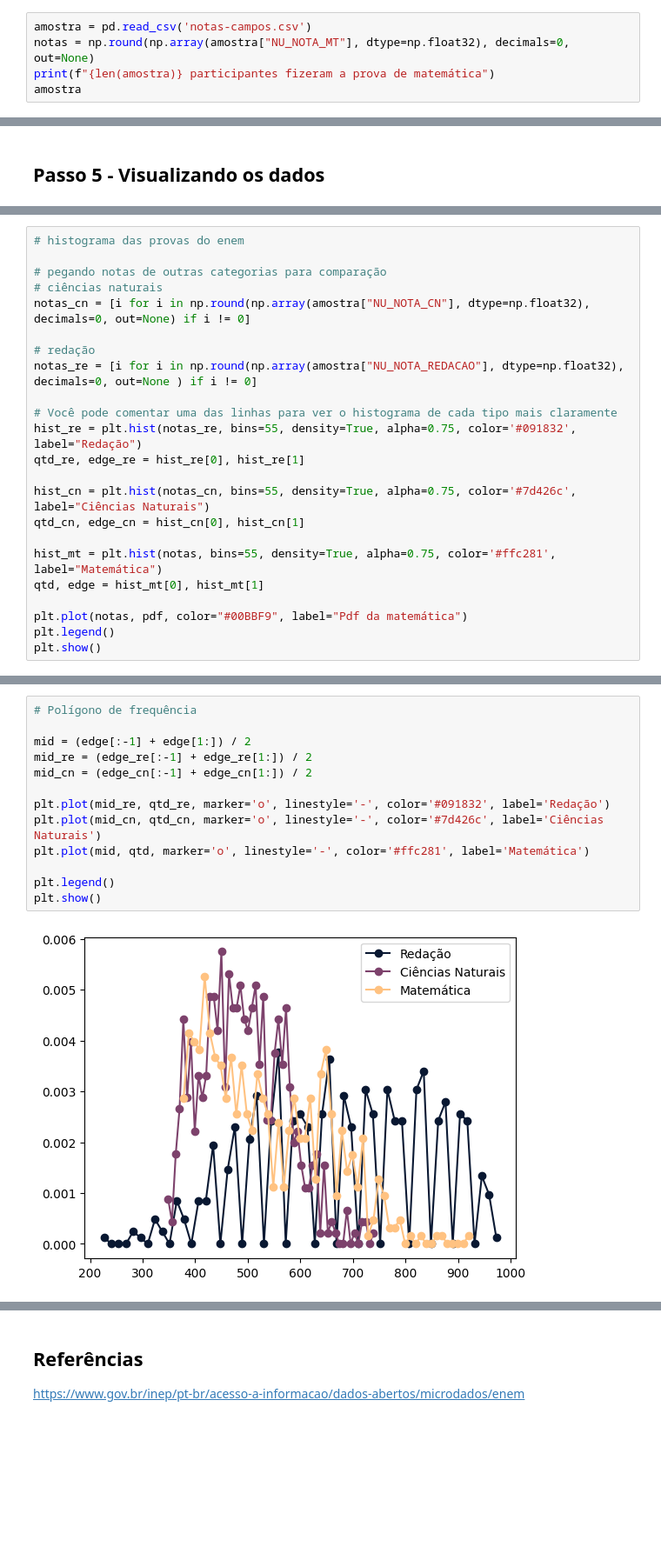
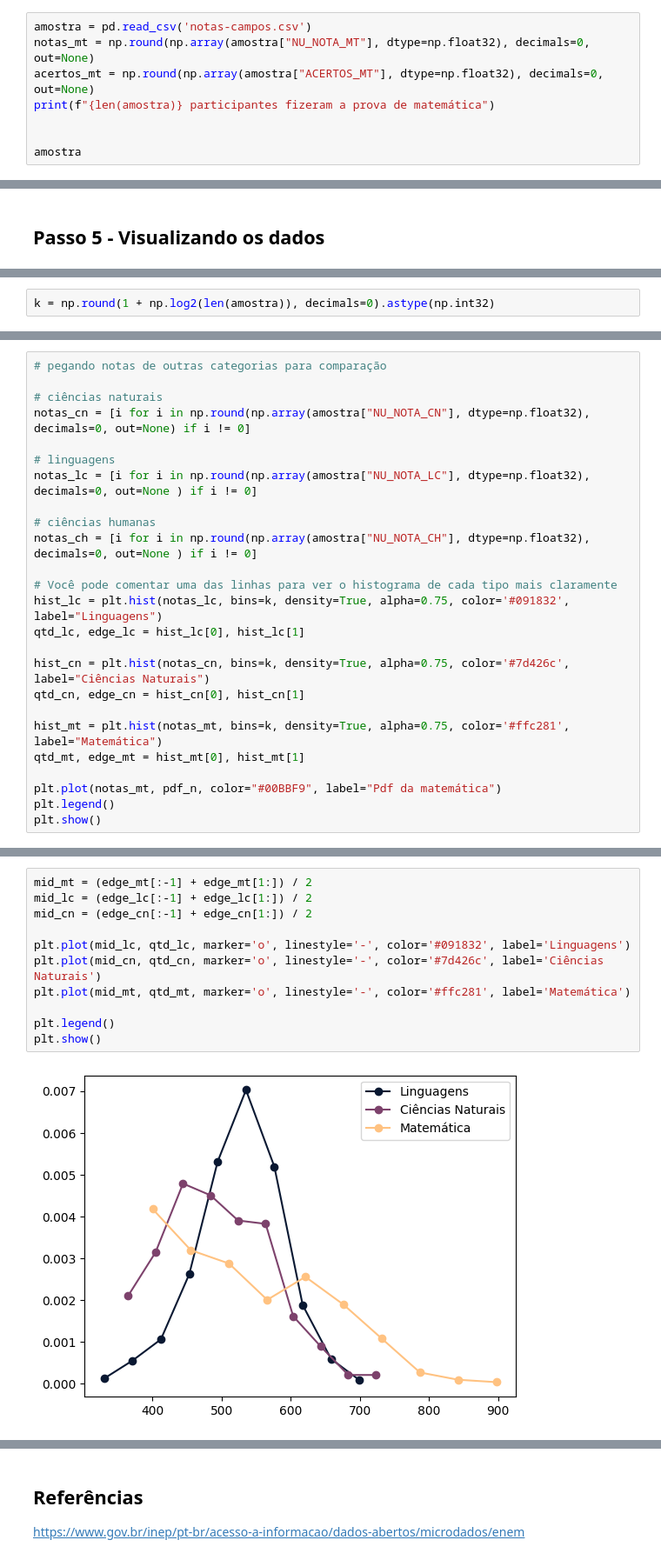
Before and after one commit to AlgumCorrupto/trab-estat-stica, a Jupyter notebook: enem.ipynb, the cells around one changed output, grey strips where cells are left out. Shown at 87% size. Saved outputs shown, nothing was run; the diff lists cells and outputs as text; blank space fills up the shorter version.

```diff
--- a/enem.ipynb
+++ b/enem.ipynb
@@ -13,8 +13,11 @@ import scipy.stats as st
 ## Passo 1: Preparando os dados para a análise
 # %%
 amostra = pd.read_csv('notas-campos.csv')
-notas = np.round(np.array(amostra["NU_NOTA_MT"], dtype=np.float32), decimals=0, out=None)
+notas_mt = np.round(np.array(amostra["NU_NOTA_MT"], dtype=np.float32), decimals=0, out=None)
+acertos_mt = np.round(np.array(amostra["ACERTOS_MT"], dtype=np.float32), decimals=0, out=None)
 print(f"{len(amostra)} participantes fizeram a prova de matemática")
+
+
 amostra
 # %% [output]
 625 participantes fizeram a prova de matemática
@@ -72,0 +125,2 @@ Curtose: -0.6683876514434814
+# %%
+k = np.round(1 + np.log2(len(amostra)), decimals=0).astype(np.int32)
@@ -73,24 +131,26 @@ Curtose: -0.6683876514434814
 # %%
-# histograma das provas do enem
+# pegando notas de outras categorias para comparação
 
-# pegando notas de outras categorias para comparação
 # ciências naturais
 notas_cn = [i for i in np.round(np.array(amostra["NU_NOTA_CN"], dtype=np.float32), decimals=0, out=None) if i != 0]
 
-# redação
-notas_re = [i for i in np.round(np.array(amostra["NU_NOTA_REDACAO"], dtype=np.float32), decimals=0, out=None ) if i != 0]
+# linguagens
+notas_lc = [i for i in np.round(np.array(amostra["NU_NOTA_LC"], dtype=np.float32), decimals=0, out=None ) if i != 0]
+
+# ciências humanas
+notas_ch = [i for i in np.round(np.array(amostra["NU_NOTA_CH"], dtype=np.float32), decimals=0, out=None ) if i != 0]
 
 # Você pode comentar uma das linhas para ver o histograma de cada tipo mais claramente
-hist_re = plt.hist(notas_re, bins=55, density=True, alpha=0.75, color='#091832', label="Redação")
-qtd_re, edge_re = hist_re[0], hist_re[1]
+hist_lc = plt.hist(notas_lc, bins=k, density=True, alpha=0.75, color='#091832', label="Linguagens")
+qtd_lc, edge_lc = hist_lc[0], hist_lc[1]
 
-hist_cn = plt.hist(notas_cn, bins=55, density=True, alpha=0.75, color='#7d426c', label="Ciências Naturais")
+hist_cn = plt.hist(notas_cn, bins=k, density=True, alpha=0.75, color='#7d426c', label="Ciências Naturais")
 qtd_cn, edge_cn = hist_cn[0], hist_cn[1]
 
-hist_mt = plt.hist(notas, bins=55, density=True, alpha=0.75, color='#ffc281', label="Matemática")
-qtd, edge = hist_mt[0], hist_mt[1]
+hist_mt = plt.hist(notas_mt, bins=k, density=True, alpha=0.75, color='#ffc281', label="Matemática")
+qtd_mt, edge_mt = hist_mt[0], hist_mt[1]
 
-plt.plot(notas, pdf, color="#00BBF9", label="Pdf da matemática")
+plt.plot(notas_mt, pdf_n, color="#00BBF9", label="Pdf da matemática")
 plt.legend()
 plt.show()
 # %% [output]
@@ -98,15 +160,13 @@ plt.show()
 # %%
-# Polígono de frequência
-
-mid = (edge[:-1] + edge[1:]) / 2
-mid_re = (edge_re[:-1] + edge_re[1:]) / 2
+mid_mt = (edge_mt[:-1] + edge_mt[1:]) / 2
+mid_lc = (edge_lc[:-1] + edge_lc[1:]) / 2
 mid_cn = (edge_cn[:-1] + edge_cn[1:]) / 2
 
-plt.plot(mid_re, qtd_re, marker='o', linestyle='-', color='#091832', label='Redação')
+plt.plot(mid_lc, qtd_lc, marker='o', linestyle='-', color='#091832', label='Linguagens')
 plt.plot(mid_cn, qtd_cn, marker='o', linestyle='-', color='#7d426c', label='Ciências Naturais')
-plt.plot(mid, qtd, marker='o', linestyle='-', color='#ffc281', label='Matemática')
+plt.plot(mid_mt, qtd_mt, marker='o', linestyle='-', color='#ffc281', label='Matemática')
 
 plt.legend()
 plt.show()
 # %% [output]
-[figure, old version]
+[figure, new version]
```
Also changed, not shown: parts of 27 cells of this notebook, 2 other files.
